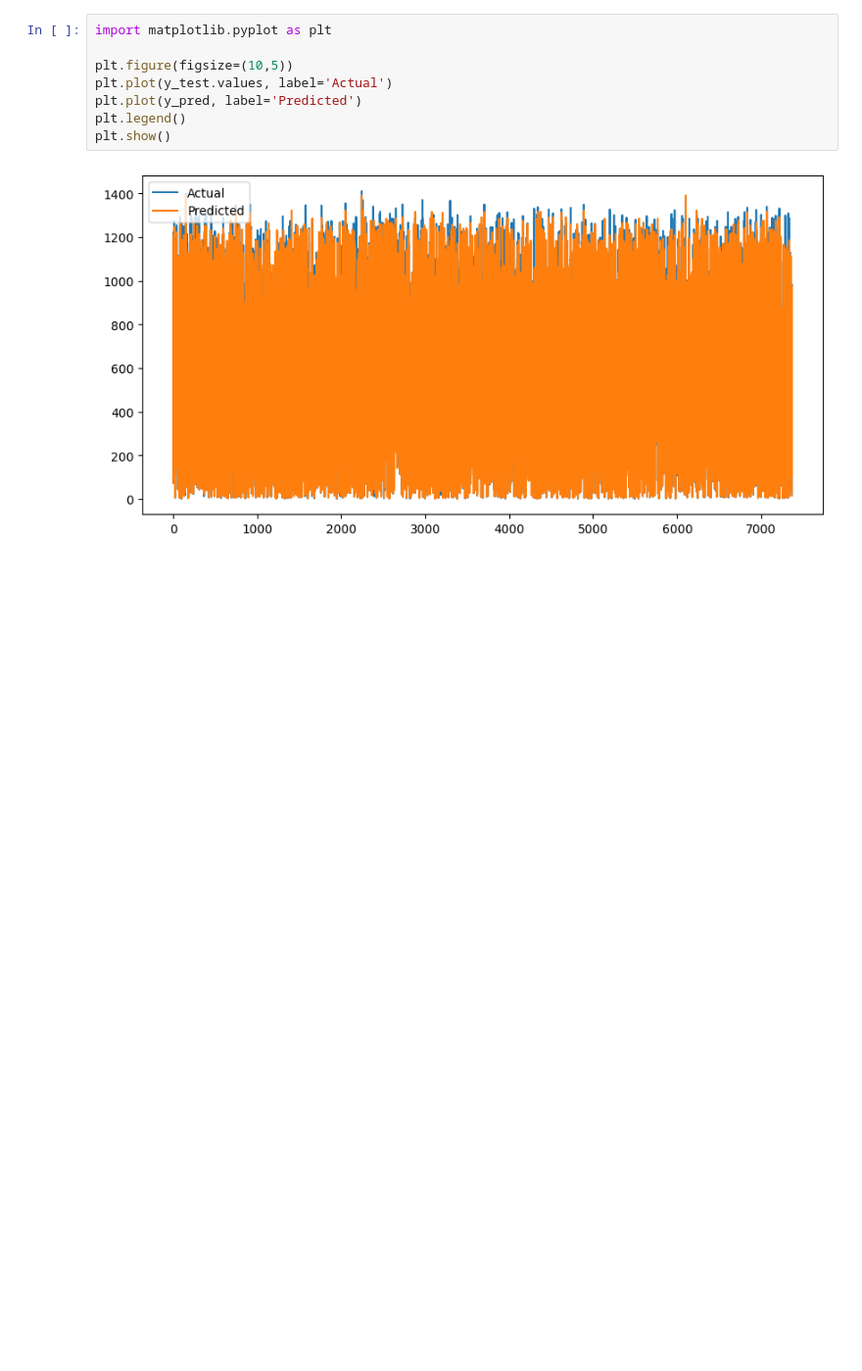
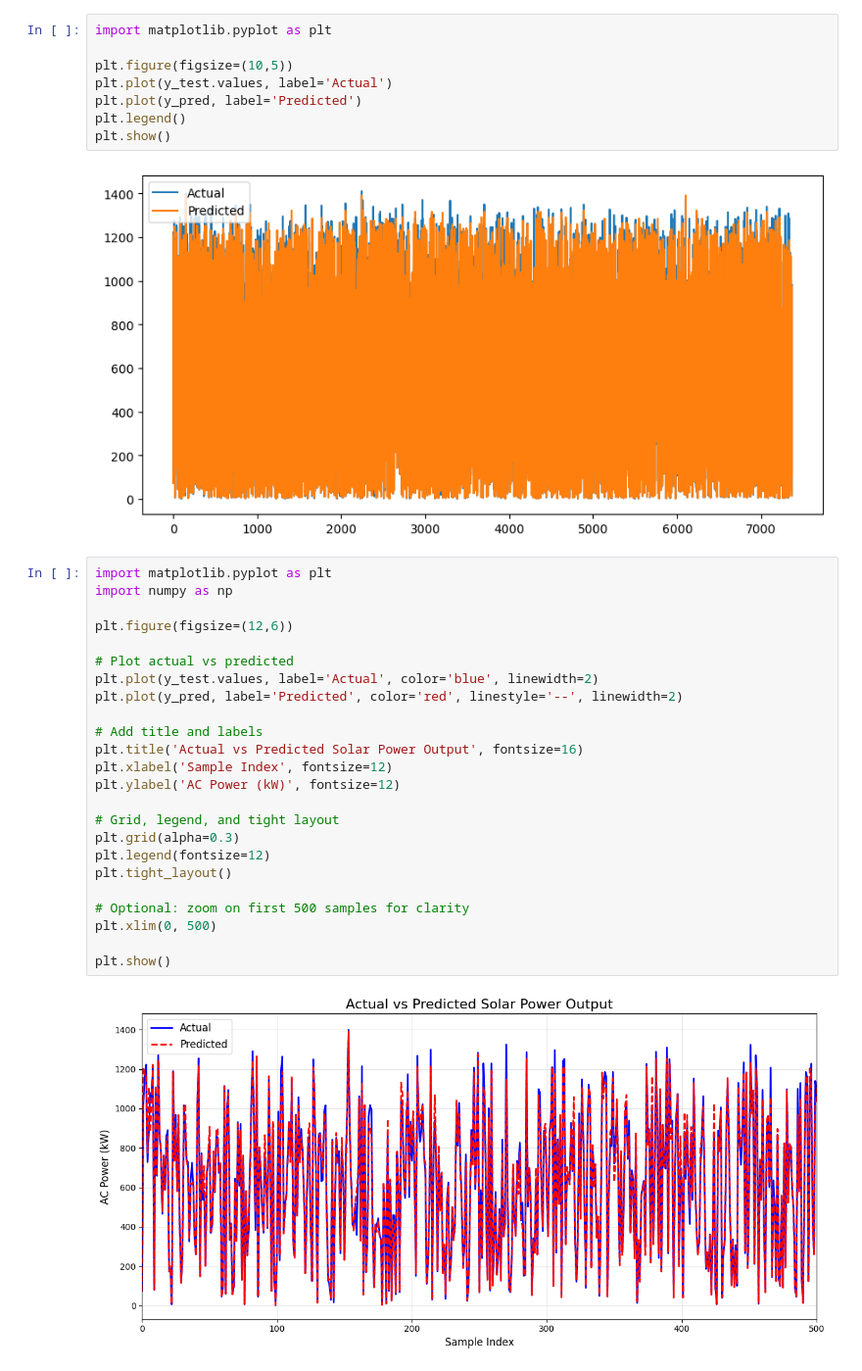
Before and after one commit to hafizapatel04-bit/week2-SOLAR-POWER-PREDICTION, a Jupyter notebook: week2.ipynb, the cells around one changed output. Shown at 98% size. Drawn from its saved outputs; the diff is of its cells as text; blank space fills up the shorter version.

```diff
--- a/week2.ipynb
+++ b/week2.ipynb
@@ -208,3 +208,29 @@ plt.legend()
 plt.show()
 # %% [output]
 [figure]
+# %%
+import matplotlib.pyplot as plt
+import numpy as np
+
+plt.figure(figsize=(12,6))
+
+# Plot actual vs predicted
+plt.plot(y_test.values, label='Actual', color='blue', linewidth=2)
+plt.plot(y_pred, label='Predicted', color='red', linestyle='--', linewidth=2)
+
+# Add title and labels
+plt.title('Actual vs Predicted Solar Power Output', fontsize=16)
+plt.xlabel('Sample Index', fontsize=12)
+plt.ylabel('AC Power (kW)', fontsize=12)
+
+# Grid, legend, and tight layout
+plt.grid(alpha=0.3)
+plt.legend(fontsize=12)
+plt.tight_layout()
+
+# Optional: zoom on first 500 samples for clarity
+plt.xlim(0, 500)
+
+plt.show()
+# %% [output]
+[figure, added]
```
